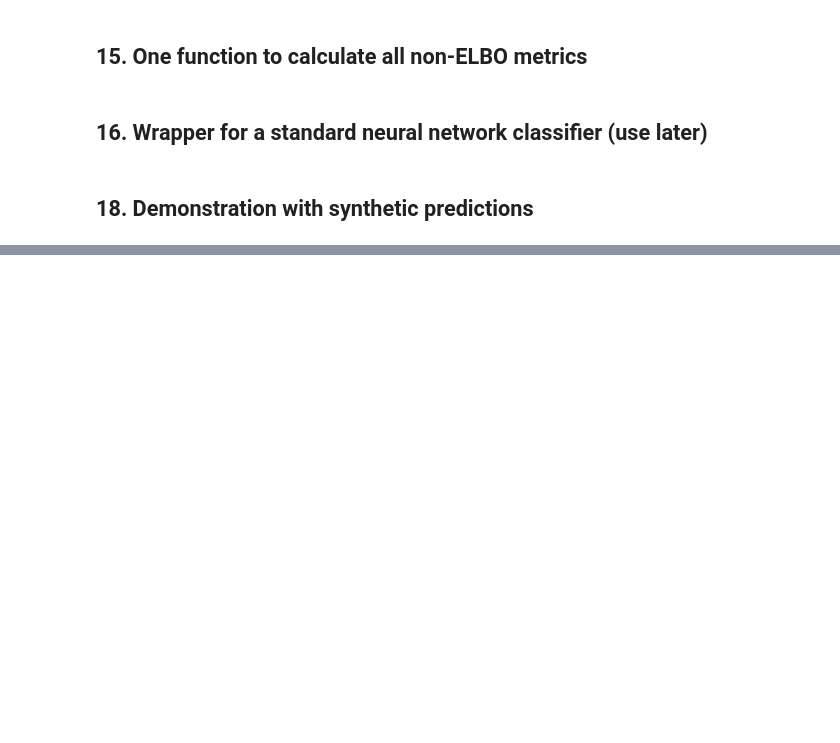
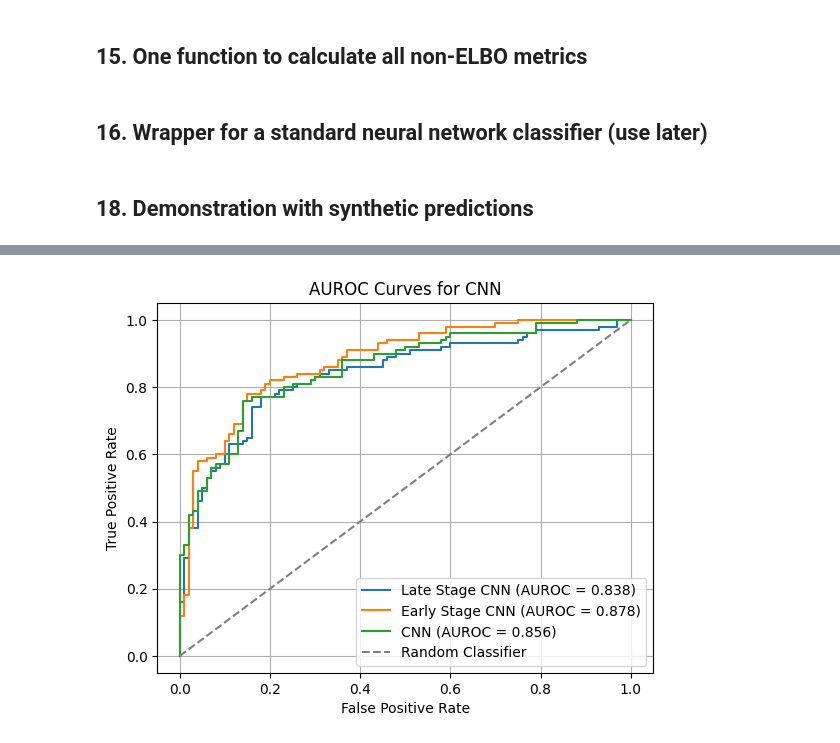
Before and after one commit to mjcolebank/Colebank_REU_2026, a Jupyter notebook: CNN/shreya_earlystage_fusion_test(with_4comparisons_peyton).ipynb, the cells around one changed output, grey strips where cells are left out. Drawn from its saved outputs; the diff is of its cells as text; code cells hidden in the pictures; blank space fills up the shorter version.

```diff
--- a/CNN/shreya_earlystage_fusion_test(with_4comparisons_peyton).ipynb
+++ b/CNN/shreya_earlystage_fusion_test(with_4comparisons_peyton).ipynb
@@ -1344 +1411,18 @@ plt.show()
+# %%
+#AUROC CNN
+
+
+plt.plot(fpr_model, tpr_model, label=f'Late Stage CNN (AUROC = {auroc_model:.3f})')
+plt.plot(fpr_y2, tpr_y2, label=f'Early Stage CNN (AUROC = {auroc_y2:.3f})')
+plt.plot(fpr_y6, tpr_y6, label=f'CNN (AUROC = {auroc_y6:.3f})')
+plt.plot([0, 1], [0, 1], linestyle='--', color='gray', label='Random Classifier')
+
+plt.xlabel('False Positive Rate')
+plt.ylabel('True Positive Rate')
+plt.title('AUROC Curves for CNN')
+plt.legend()
+plt.grid(True)
+plt.show()
+# %% [output]
+[figure, added]
 # %%
```
Also changed, not shown: parts of 21 cells of this notebook.
